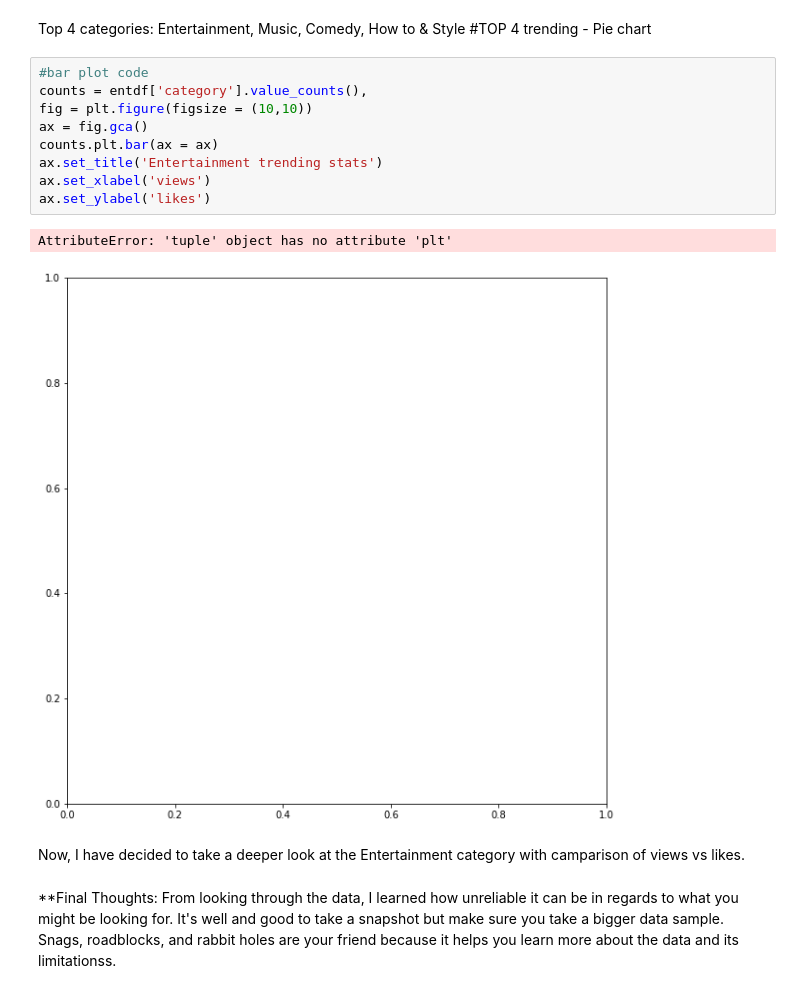
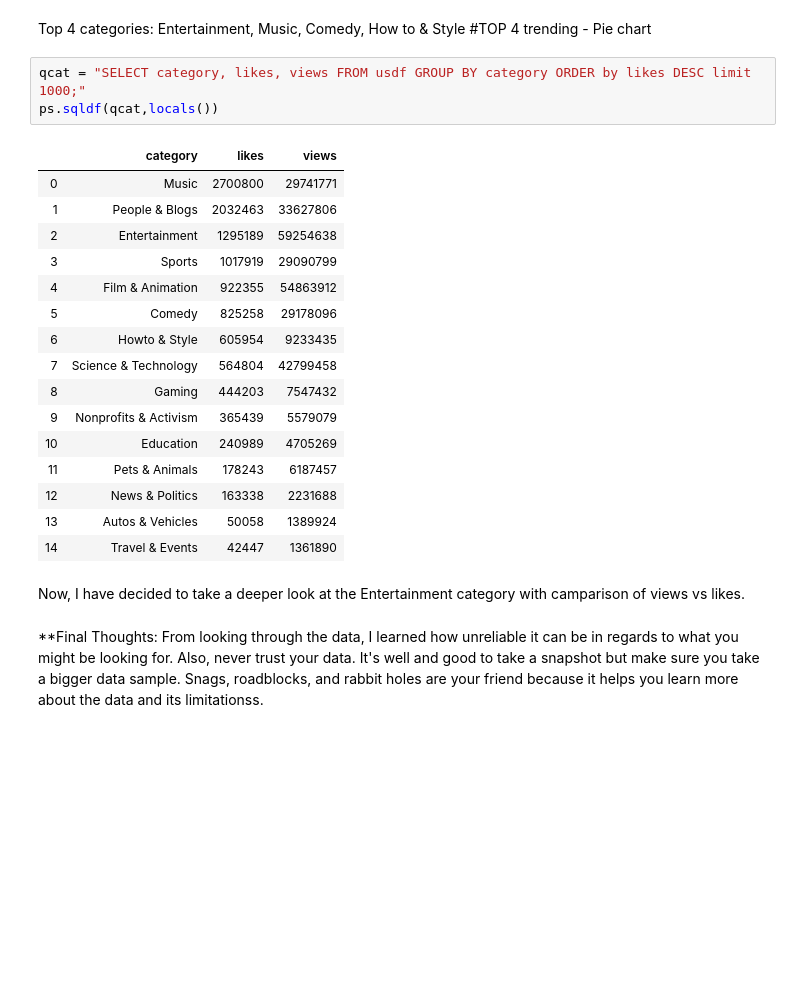
Before and after one commit to AlishaTech/YouTube_Trending, a Jupyter notebook: YouTube_Trending_Secret_Formula.ipynb, the cells around one changed output. Saved outputs shown, nothing was run; the diff lists cells and outputs as text; blank space fills up the shorter version.

```diff
--- a/YouTube_Trending_Secret_Formula.ipynb
+++ b/YouTube_Trending_Secret_Formula.ipynb
@@ -137,19 +148,27 @@ plt.show()
 # %% [markdown]
 Top 4 categories: Entertainment, Music, Comedy, How to & Style
 #TOP 4 trending - Pie chart
-# %%
-#bar plot code
-counts = entdf['category'].value_counts(),
-fig = plt.figure(figsize = (10,10))
-ax = fig.gca()
-counts.plt.bar(ax = ax)
-ax.set_title('Entertainment trending stats')
-ax.set_xlabel('views')
-ax.set_ylabel('likes')
-# %% [output]
-AttributeError: 'tuple' object has no attribute 'plt'
-[figure, removed]
+# %%
+qcat = "SELECT category, likes, views FROM usdf GROUP BY category ORDER by likes DESC limit 1000;"
+ps.sqldf(qcat,locals())
+# %% [output]
+|  | category | likes | views |
+| 0 | Music | 2700800 | 29741771 |
+| 1 | People & Blogs | 2032463 | 33627806 |
+| 2 | Entertainment | 1295189 | 59254638 |
+| 3 | Sports | 1017919 | 29090799 |
+| 4 | Film & Animation | 922355 | 54863912 |
+| 5 | Comedy | 825258 | 29178096 |
+| 6 | Howto & Style | 605954 | 9233435 |
+| 7 | Science & Technology | 564804 | 42799458 |
+| 8 | Gaming | 444203 | 7547432 |
+| 9 | Nonprofits & Activism | 365439 | 5579079 |
+| 10 | Education | 240989 | 4705269 |
+| 11 | Pets & Animals | 178243 | 6187457 |
+| 12 | News & Politics | 163338 | 2231688 |
+| 13 | Autos & Vehicles | 50058 | 1389924 |
+| 14 | Travel & Events | 42447 | 1361890 |
 # %% [markdown]
 Now, I have decided to take a deeper look at the Entertainment category with camparison of views vs likes.
 # %% [markdown]
-**Final Thoughts: From looking through the data, I learned how unreliable it can be in regards to what you might be looking for. It's well and good to take a snapshot but make sure you take a bigger data sample. Snags, roadblocks, and rabbit holes are your friend because it helps you learn more about the data and its limitationss.
+**Final Thoughts: From looking through the data, I learned how unreliable it can be in regards to what you might be looking for. Also, never trust your data. It's well and good to take a snapshot but make sure you take a bigger data sample. Snags, roadblocks, and rabbit holes are your friend because it helps you learn more about the data and its limitationss.
```
Also changed, not shown: parts of 3 cells of this notebook, 2 other files.
